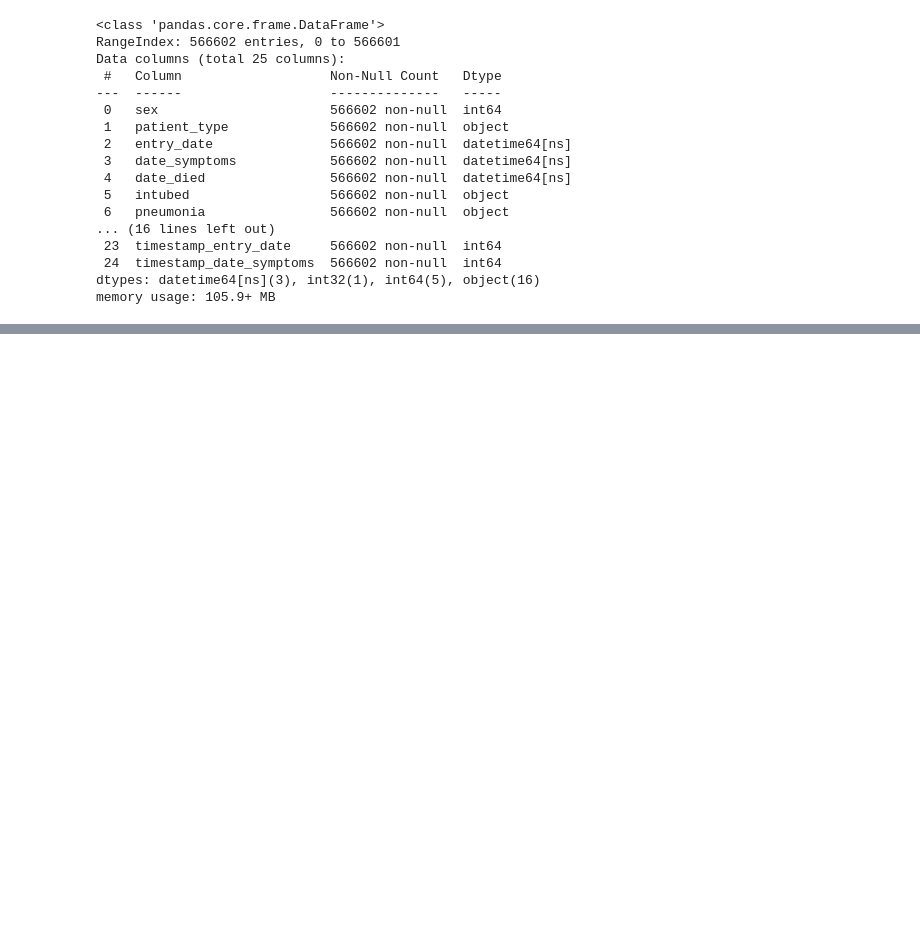
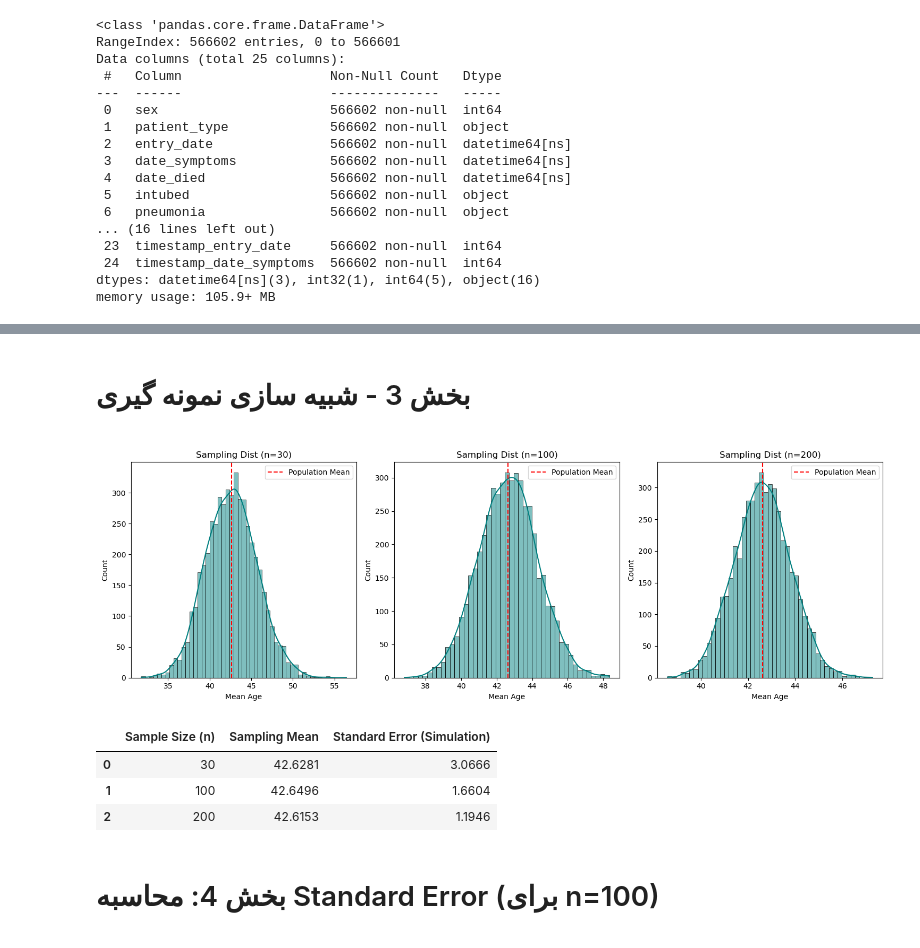
Before and after one commit to Pourya-Ardestani/DataScience, a Jupyter notebook: third.ipynb, the cells around one changed output, grey strips where cells are left out. Drawn from its saved outputs; the diff is of its cells as text; code cells hidden in the pictures; blank space fills up the shorter version.

```diff
--- a/third.ipynb
+++ b/third.ipynb
@@ -77,7 +77,9 @@ df.loc[df['intubed'] == 'Yes', 'patient_type'] = 'hospitalized'
 df.loc[df['patient_type'] == 'not hospitalized', 'intubed'] = 'No'
 df.loc[df['patient_type'] == 'not hospitalized', 'icu'] = 'No'
 df[df['intubed'].isna()].shape[0]
+
 df['icu'] = df['icu'].replace('Admitted', 'Yes')
+df['icu'] = df['icu'].replace('Not Admitted', 'No')
 
 # Inpatients: treat remaining NaN as "No" (most will not be intubed/ICU)
 df['intubed'] = df['intubed'].fillna('No')
@@ -261,7 +263,7 @@ cat_cols = [
     'copd','asthma','inmsupr','hypertension',
     'other_disease','cardiovascular','obesity',
     'renal_chronic','tobacco','contact_other_covid',
-    'covid_res','icu','died'
+    'covid_res','icu','died', 'sex', 'pregnancy'
 ]
 
 df[cat_cols] = df[cat_cols].astype('int8')
@@ -287,0 +299,68 @@ memory usage: 43.8 MB
+# %% [markdown]
+
+<div dir="rtl">
+
+# بخش 3 - شبیه سازی نمونه گیری
+
+
+</div>
+# %%
+population_age = df['age'].values
+population_mean = np.mean(population_age)
+
+sample_sizes = [30, 100, 200]
+num_trials = 5000
+sampling_distributions = {}
+
+plt.figure(figsize=(15, 5))
+for i, n in enumerate(sample_sizes):
+    sample_means = []
+    for _ in range(num_trials):
+        sample = np.random.choice(population_age, size=n, replace=False)
+        sample_means.append(np.mean(sample))
+
+    sampling_distributions[n] = sample_means
+
+    plt.subplot(1, 3, i+1)
+    sns.histplot(sample_means, kde=True, color='teal')
+    plt.axvline(
+        population_mean,
+        color='red',
+        linestyle='--',
+        label='Population Mean'
+    )
+
+    plt.title(f'Sampling Dist (n={n})')
+    plt.xlabel('Mean Age')
+    plt.legend()
+
+plt.tight_layout()
+plt.show()
+# %% [output]
+[figure, added]
+# %%
+table_data = []
+
+for n in sample_sizes:
+    table_data.append({
+        'Sample Size (n)': n,
+        'Sampling Mean': round(np.mean(sampling_distributions[n]), 4),
+        'Standard Error (Simulation)': round(np.std(sampling_distributions[n], ddof=1), 4)
+    })
+
+df_sampling_summary = pd.DataFrame(table_data)
+
+df_sampling_summary
+# %% [output]
+|  | Sample Size (n) | Sampling Mean | Standard Error (Simulation) |
+| 0 | 30 | 42.6281 | 3.0666 |
+| 1 | 100 | 42.6496 | 1.6604 |
+| 2 | 200 | 42.6153 | 1.1946 |
+# %% [markdown]
+
+<div dir="rtl">
+
+
+# بخش 4: محاسبه Standard Error (برای n=100)
+
+</div>
```
Also changed, not shown: parts of 14 cells of this notebook.
